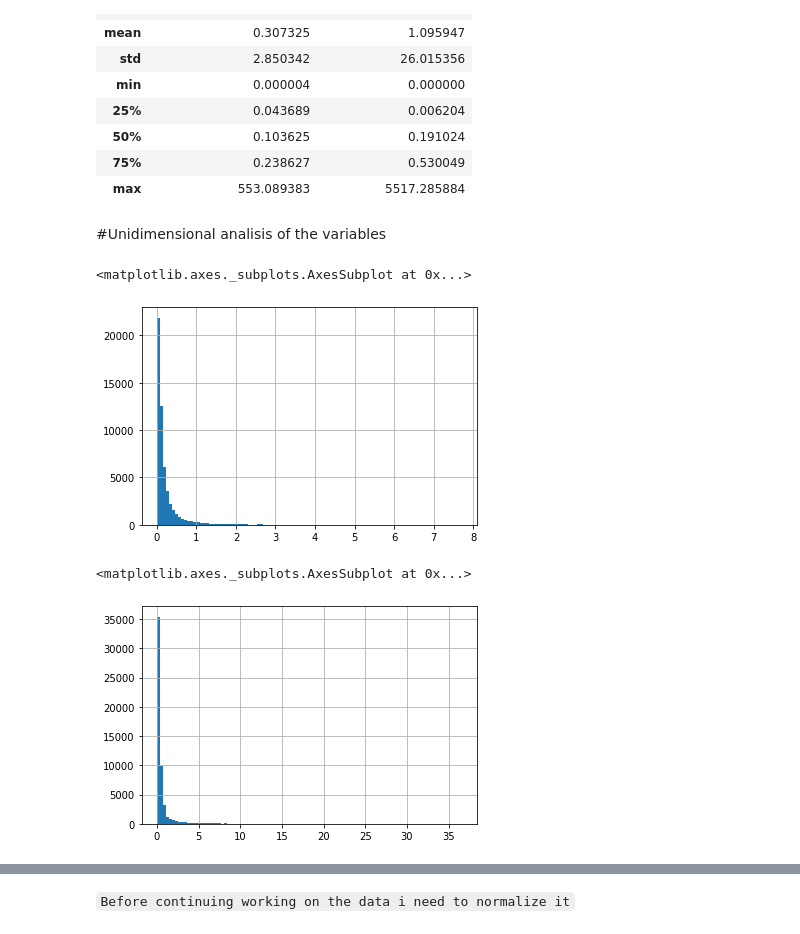
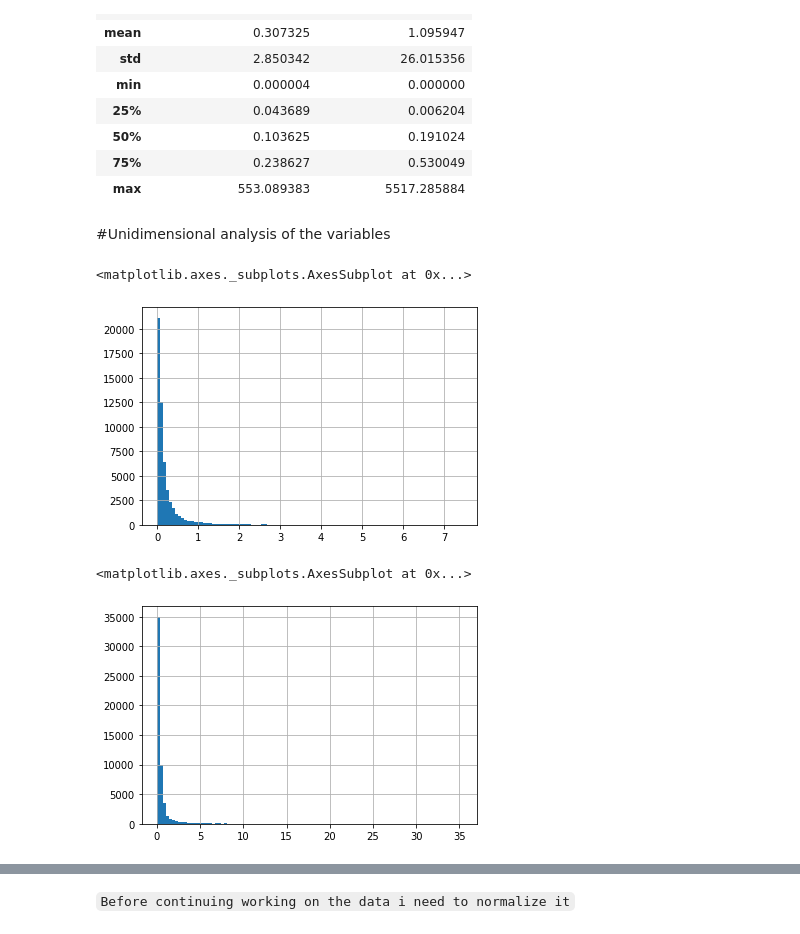
Before and after one commit to motm-1/DS-proyects, a Jupyter notebook: ETH_2MINERS_PROYECT.ipynb, the cells around one changed output, grey strips where cells are left out. Drawn from its saved outputs; the diff is of its cells as text; code cells hidden in the pictures.

```diff
--- a/ETH_2MINERS_PROYECT.ipynb
+++ b/ETH_2MINERS_PROYECT.ipynb
@@ -144,14 +144,14 @@ ETH_Data.describe()
 | 75% | 0.238627 | 0.530049 |
 | max | 553.089383 | 5517.285884 |
 # %% [markdown]
-#Unidimensional analisis of the variables
+#Unidimensional analysis of the variables
 # %%
-ETH_Data[ETH_Data['ETH_mined_last_month']< ETH_Data['ETH_mined_last_month'].quantile(0.9972)]['ETH_mined_last_month'].hist(bins=100)
+ETH_Data[ETH_Data['ETH_mined_last_month']< ETH_Data['ETH_mined_last_month'].quantile(0.997)]['ETH_mined_last_month'].hist(bins=100)
 # %% [output]
 <matplotlib.axes._subplots.AxesSubplot at 0x...>
-[figure, old version]
+[figure, new version]
 # %%
-ETH_Data[ETH_Data['ETH_current_balance']< ETH_Data['ETH_current_balance'].quantile(0.9972)]['ETH_current_balance'].hist(bins=100)
+ETH_Data[ETH_Data['ETH_current_balance']< ETH_Data['ETH_current_balance'].quantile(0.997)]['ETH_current_balance'].hist(bins=100)
 # %% [output]
 <matplotlib.axes._subplots.AxesSubplot at 0x...>
-[figure, old version]
+[figure, new version]
```
Also changed, not shown: parts of 7 cells of this notebook.
